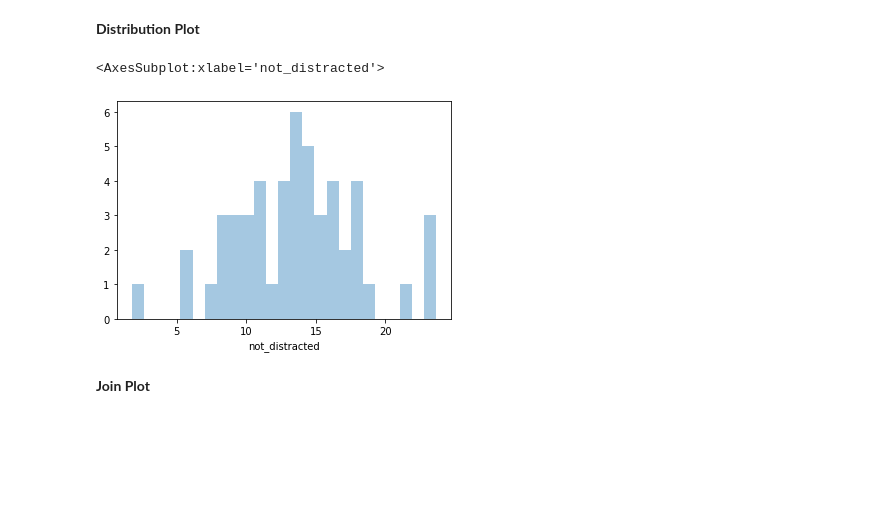
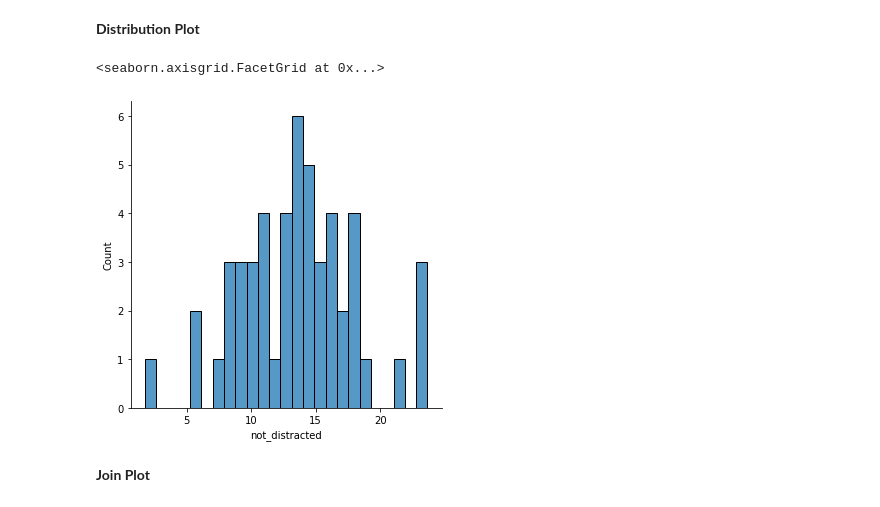
Before and after one commit to wokeshubham/Seaborn-Tutorial, a Jupyter notebook: Seaborn.ipynb, the cells around one changed output. Cells and saved outputs as stored; diff of their text form; code cells hidden in the pictures; blank space fills up the shorter version.

```diff
--- a/Seaborn.ipynb
+++ b/Seaborn.ipynb
@@ -18,10 +18,10 @@ crash_df.head()
 # %% [markdown]
 **Distribution Plot**
 # %%
-sns.distplot(crash_df['not_distracted'], kde=False, bins=25)
+sns.displot(crash_df['not_distracted'], kde=False, bins=25)
 # %% [output]
-<AxesSubplot:xlabel='not_distracted'>
+<seaborn.axisgrid.FacetGrid at 0x...>
-[figure, old version]
+[figure, new version]
 # %% [markdown]
 **Join Plot**
 # %%
```
Also changed, not shown: parts of 3 cells of this notebook.
